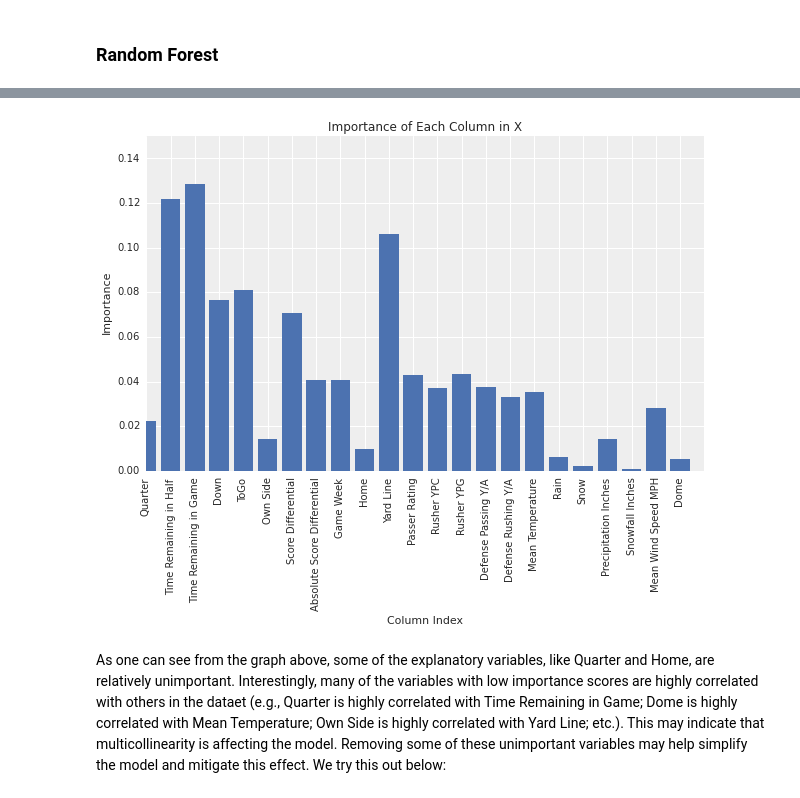
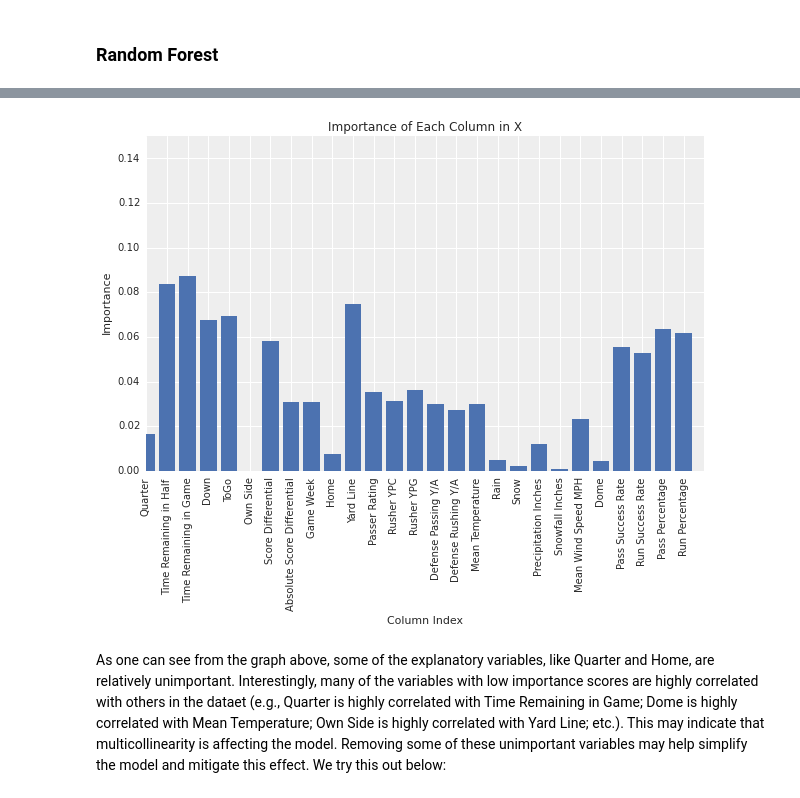
Before and after one commit to araftery/cs109-final-project, a Jupyter notebook: notebook.ipynb, the cells around one changed output, grey strips where cells are left out. Drawn from its saved outputs; the diff is of its cells as text; code cells hidden in the pictures.

```diff
--- a/notebook.ipynb
+++ b/notebook.ipynb
@@ -57,20 +57,11 @@ def abbreviation_to_team(abbv):
 df['Pass'] = df['Play Type'].apply(lambda x: 1 if x == 'Pass' or x == 'Sack' else 0)
 df['Home'] = df['Team Game Location'].apply(lambda x: 1 if x == 'Home' else 0)
 
-df['Own Side'] = False
-df.loc[df['Side of Field'] == df['Tm'], 'Own Side'] = True
+df['Own Side'] = df['Side of Field'] == df['Tm']
 # %%
 def datetime_to_time(time_string):
-    time = np.nan
-    try:
-        dt = datetime.datetime.strptime(time_string, '%I:%M:%S %p')
-        minute = dt.hour
-        second = dt.minute
-        time = minute + float(second)/60
-    except TypeError:
-        time = np.nan
-    finally:
-        return time
+    time = pd.to_datetime(time_string)
+    return time.hour + float(time.minute) / 60
 
 df['Time Remaining in Quarter'] = df['Time'].apply(datetime_to_time)
 df['Time Remaining in Game'] = (4 - df['Quarter']) * 15 + df['Time Remaining in Quarter']
@@ -222,9 +265,10 @@ def split_dataset(x_columns):
 
     X = df_no_nan[x_columns]
     Y = df_no_nan['Pass']
+    df_subset = df_no_nan[list(x_columns) + ['Pass']]
 
     x_train, x_test, y_train, y_test = train_test_split(X,Y, test_size=.33, random_state=9345)
-    return x_train, x_test, y_train, y_test
+    return x_train, x_test, y_train, y_test, df_subset
 # %%
 x_columns = [
     'Quarter',
@@ -250,5 +294,10 @@ x_columns = [
     'Snowfall Inches',
     'Mean Wind Speed MPH',
     'Dome',
+    'Pass Success Rate',
+    'Run Success Rate',
+    'Pass Percentage',
+    'Run Percentage',
 ]
-x_train, x_test, y_train, y_test = split_dataset(x_columns)
+x_train, x_test, y_train, y_test, df_subset = split_dataset(x_columns)
+df_subset.head()
@@ -281,17 +337,19 @@ ERROR! Session/line number was not unique in database. History logging moved to
 # %%
-classifier = RandomForestClassifier(n_estimators=15)
+from sklearn.ensemble import RandomForestClassifier
+
+classifier = RandomForestClassifier(n_estimators=200)
 classifier.fit(x_train, y_train)
 impts = classifier.feature_importances_
 labels = np.array([x_columns[i] for i in range(len(impts))])
 plt.bar(np.arange(len(impts)), impts, align='center')
 plt.xticks(np.arange(len(impts)), labels, rotation=90)
 plt.xlabel('Column Index')
 plt.ylabel('Importance')
 plt.title('Importance of Each Column in X')
 plt.axis([0, len(impts), 0, .15])
 plt.show()
 # %% [output]
-[figure, old version]
+[figure, new version]
 # %% [markdown]
 As one can see from the graph above, some of the explanatory variables, like Quarter and Home, are relatively unimportant. Interestingly, many of the variables with low importance scores are highly correlated with others in the dataet (e.g., Quarter is highly correlated with Time Remaining in Game; Dome is highly correlated with Mean Temperature; Own Side is highly correlated with Yard Line; etc.). This may indicate that multicollinearity is affecting the model. Removing some of these unimportant variables may help simplify the model and mitigate this effect. We try this out below:
 # %% [markdown]
```
Also changed, not shown: parts of 9 cells of this notebook.
